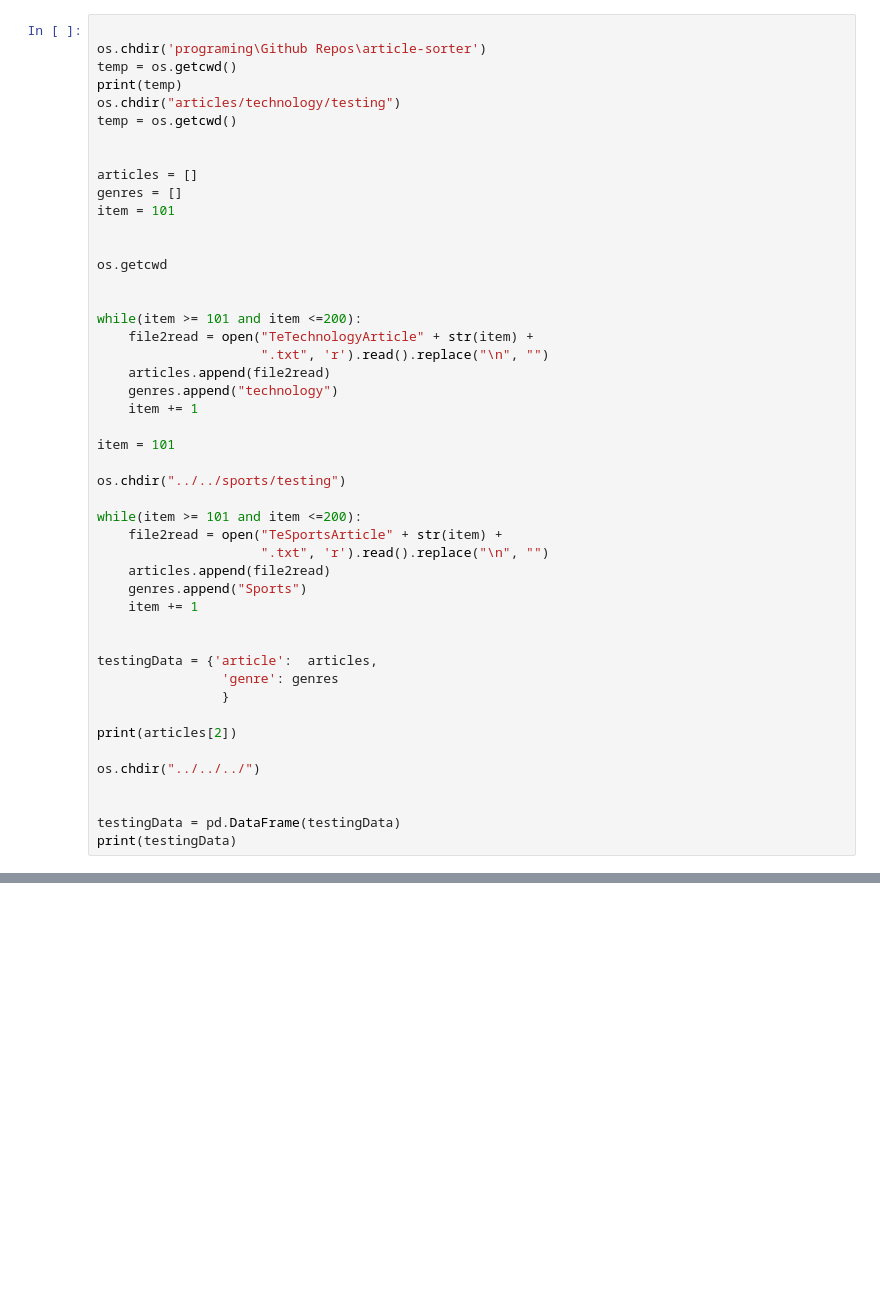
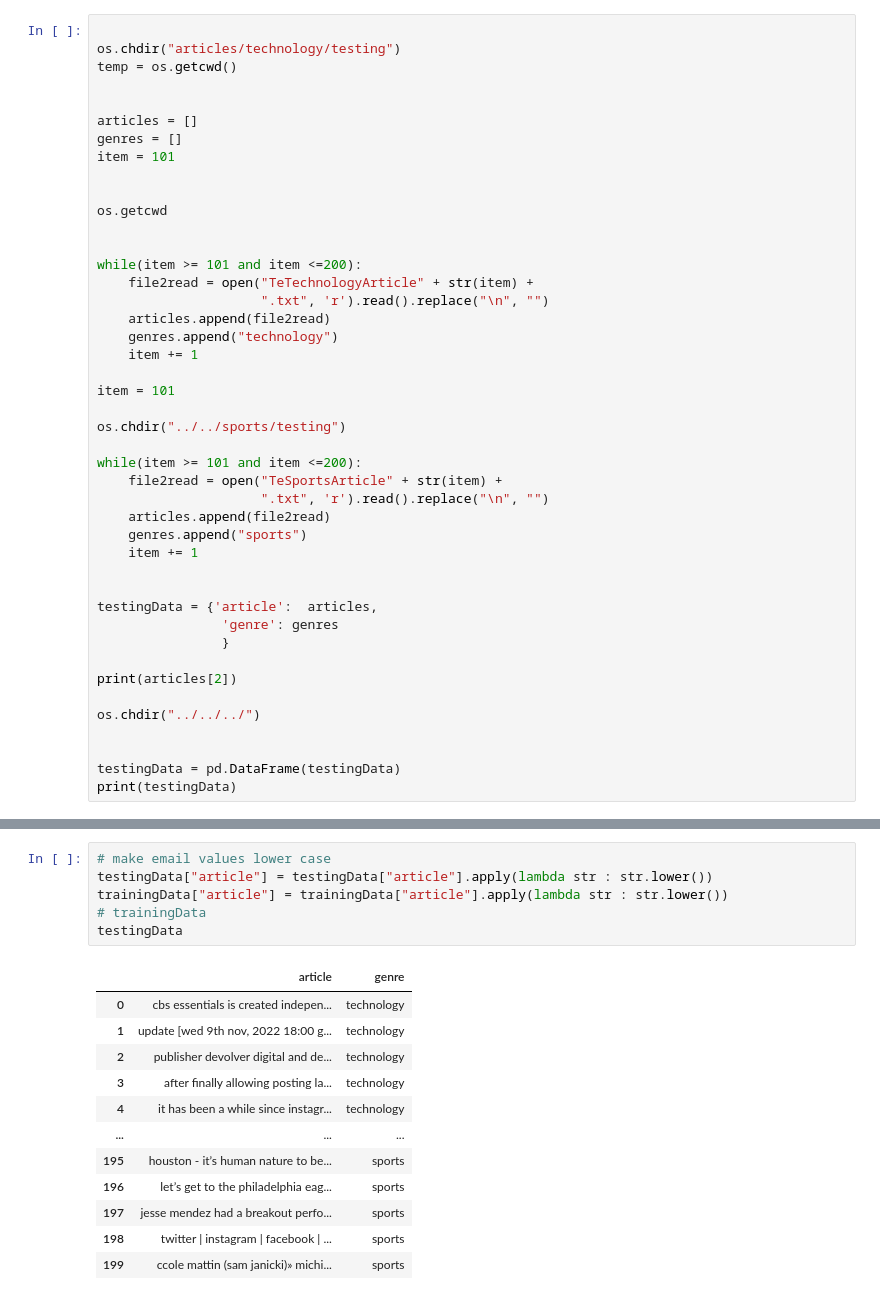
Before and after one commit to salaxa12/article-sorter, a Jupyter notebook: toDataFrame.ipynb, the cells around one changed output, grey strips where cells are left out. Cells and saved outputs as stored; diff of their text form; blank space fills up the shorter version.

```diff
--- a/toDataFrame.ipynb
+++ b/toDataFrame.ipynb
@@ -46,8 +130,5 @@ OSError: [WinError 123] The filename, directory name, or volume label syntax is
 # %%
 
-os.chdir('programing\Github Repos\article-sorter')
-temp = os.getcwd()
-print(temp)
 os.chdir("articles/technology/testing")
 temp = os.getcwd()
 
@@ -75,7 +156,7 @@ while(item >= 101 and item <=200):
     file2read = open("TeSportsArticle" + str(item) +
                      ".txt", 'r').read().replace("\n", "")
     articles.append(file2read)
-    genres.append("Sports")
+    genres.append("sports")
     item += 1
 
 
@@ -94,0 +190,19 @@ OSError: [WinError 123] The filename, directory name, or volume label syntax is
+# %%
+# make email values lower case
+testingData["article"] = testingData["article"].apply(lambda str : str.lower())
+trainingData["article"] = trainingData["article"].apply(lambda str : str.lower())
+# trainingData
+testingData
+# %% [output]
+|  | article | genre |
+| 0 | cbs essentials is created indepen... | technology |
+| 1 | update [wed 9th nov, 2022 18:00 g... | technology |
+| 2 | publisher devolver digital and de... | technology |
+| 3 | after finally allowing posting la... | technology |
+| 4 | it has been a while since instagr... | technology |
+| ... | ... | ... |
+| 195 | houston - it’s human nature to be... | sports |
+| 196 | let’s get to the philadelphia eag... | sports |
+| 197 | jesse mendez had a breakout perfo... | sports |
+| 198 | twitter | instagram | facebook | ... | sports |
+| 199 | ccole mattin (sam janicki)» michi... | sports |
```
Also changed, not shown: parts of 8 cells of this notebook.
